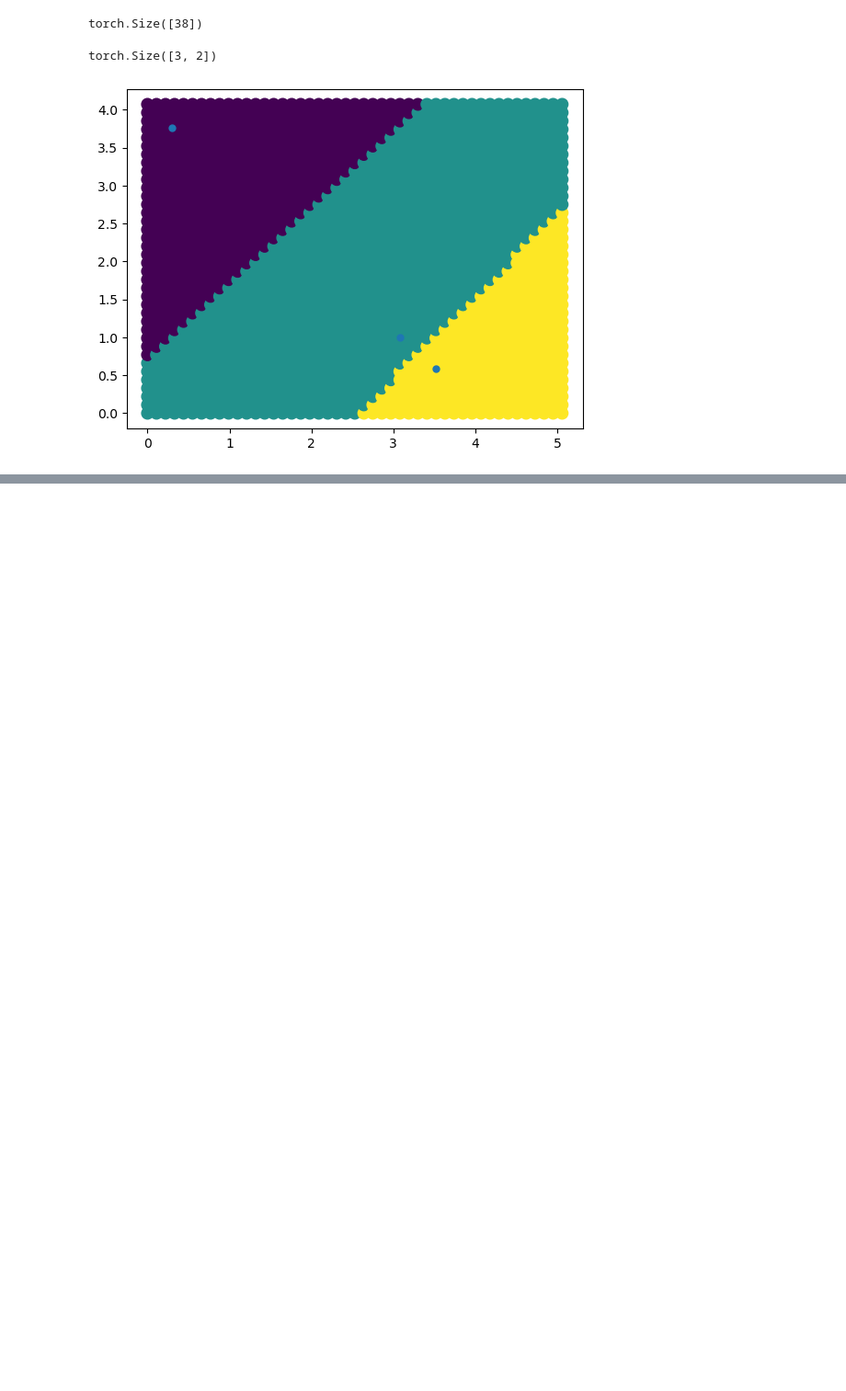
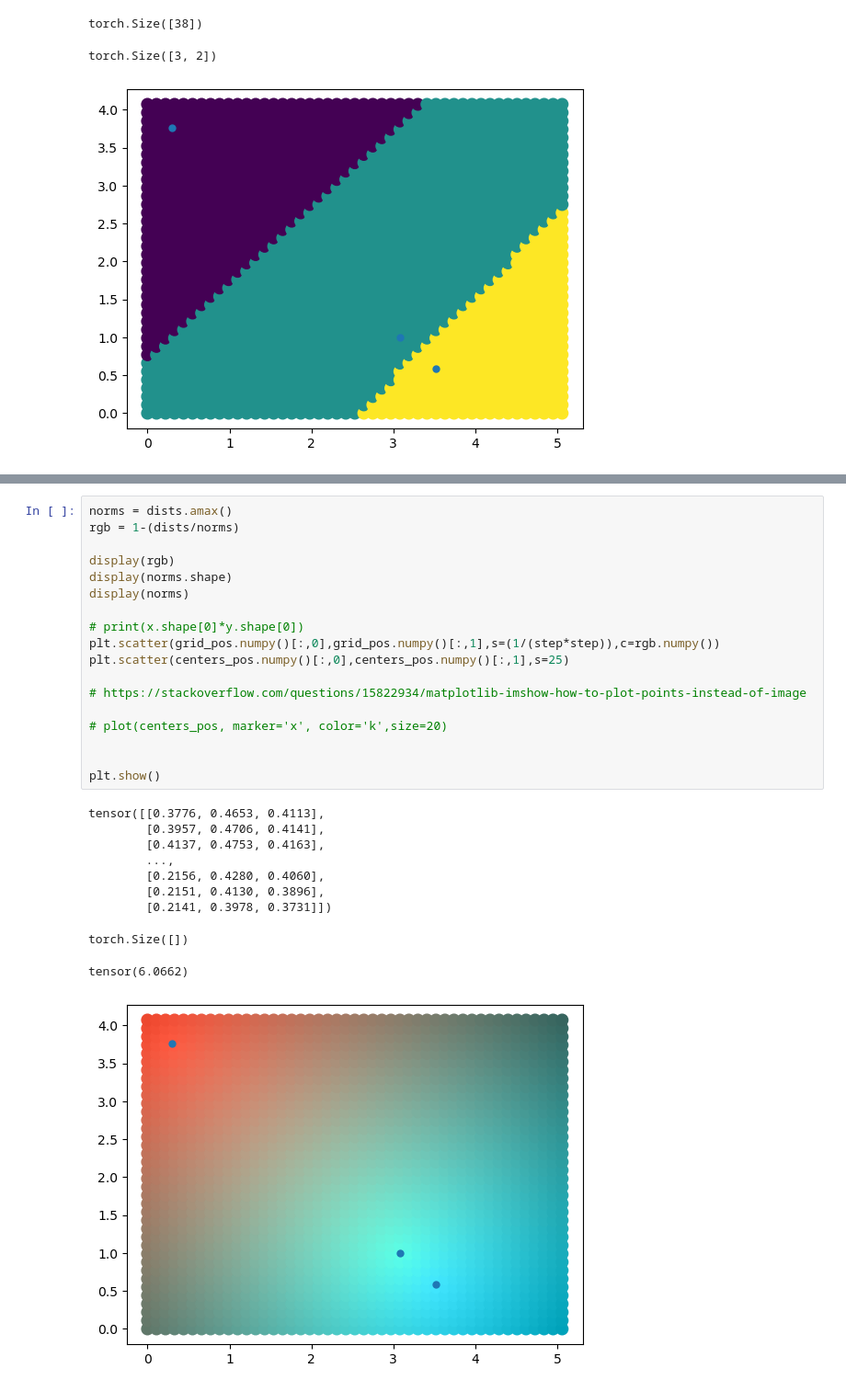
Before and after one commit to laurahsisson/aromap, a Jupyter notebook: aromap.ipynb, the cells around one changed output, grey strips where cells are left out. Shown at 92% size. Saved outputs shown, nothing was run; the diff lists cells and outputs as text; blank space fills up the shorter version.

```diff
--- a/aromap.ipynb
+++ b/aromap.ipynb
@@ -130,0 +136,29 @@ ValueError: RGBA values should be within 0-1 range
+# %%
+norms = dists.amax()
+rgb = 1-(dists/norms)
+
+display(rgb)
+display(norms.shape)
+display(norms)
+
+# print(x.shape[0]*y.shape[0])
+plt.scatter(grid_pos.numpy()[:,0],grid_pos.numpy()[:,1],s=(1/(step*step)),c=rgb.numpy())
+plt.scatter(centers_pos.numpy()[:,0],centers_pos.numpy()[:,1],s=25)
+
+# https://stackoverflow.com/questions/15822934/matplotlib-imshow-how-to-plot-points-instead-of-image
+
+# plot(centers_pos, marker='x', color='k',size=20)
+
+
+plt.show()
+# %% [output]
+tensor([[0.3776, 0.4653, 0.4113],
+        [0.3957, 0.4706, 0.4141],
+        [0.4137, 0.4753, 0.4163],
+        ...,
+        [0.2156, 0.4280, 0.4060],
+        [0.2151, 0.4130, 0.3896],
+        [0.2141, 0.3978, 0.3731]])
+torch.Size([])
+tensor(6.0662)
+[figure, added]
```
Also changed, not shown: parts of 1 cell of this notebook, 3 other files.
